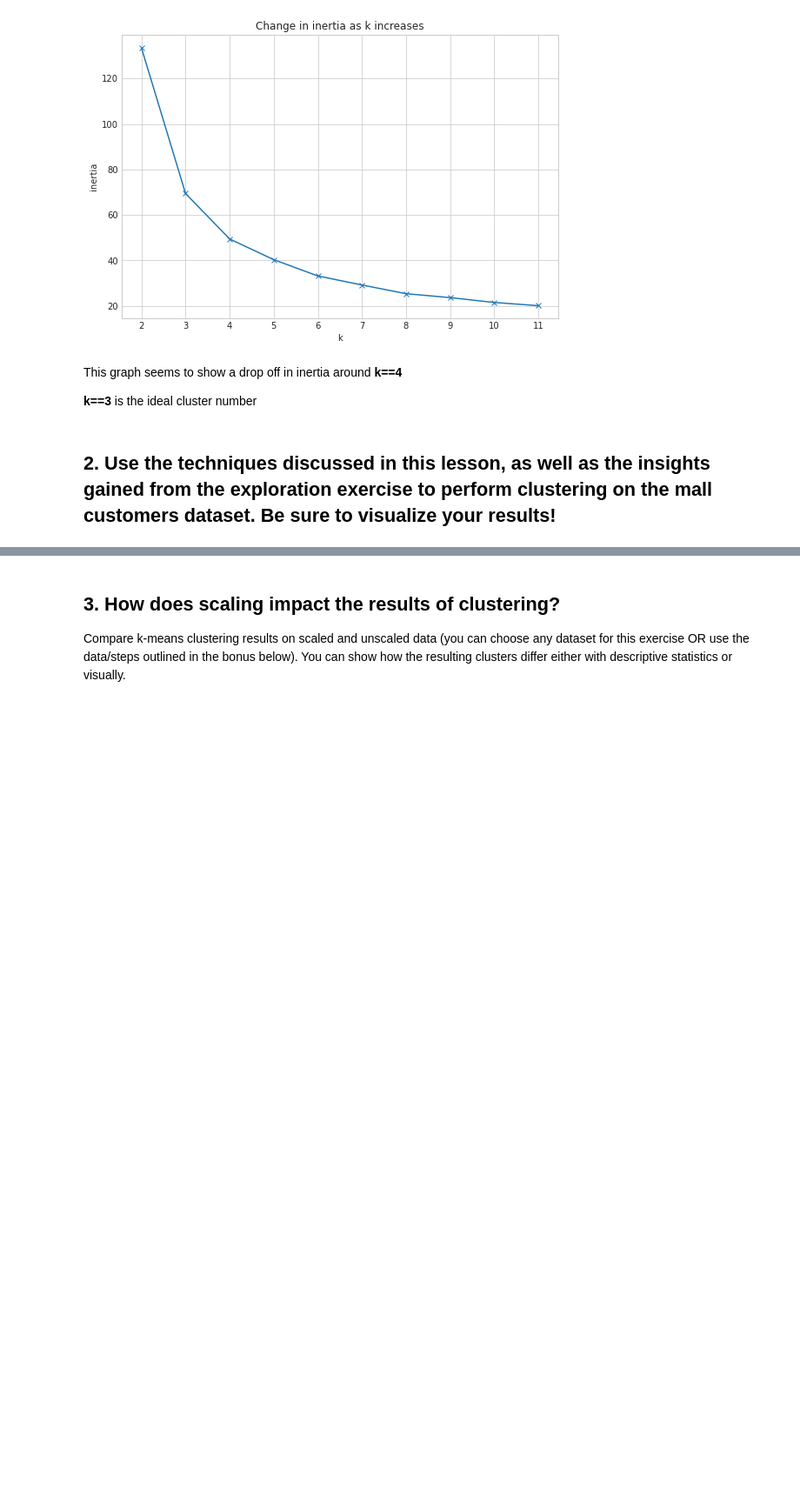
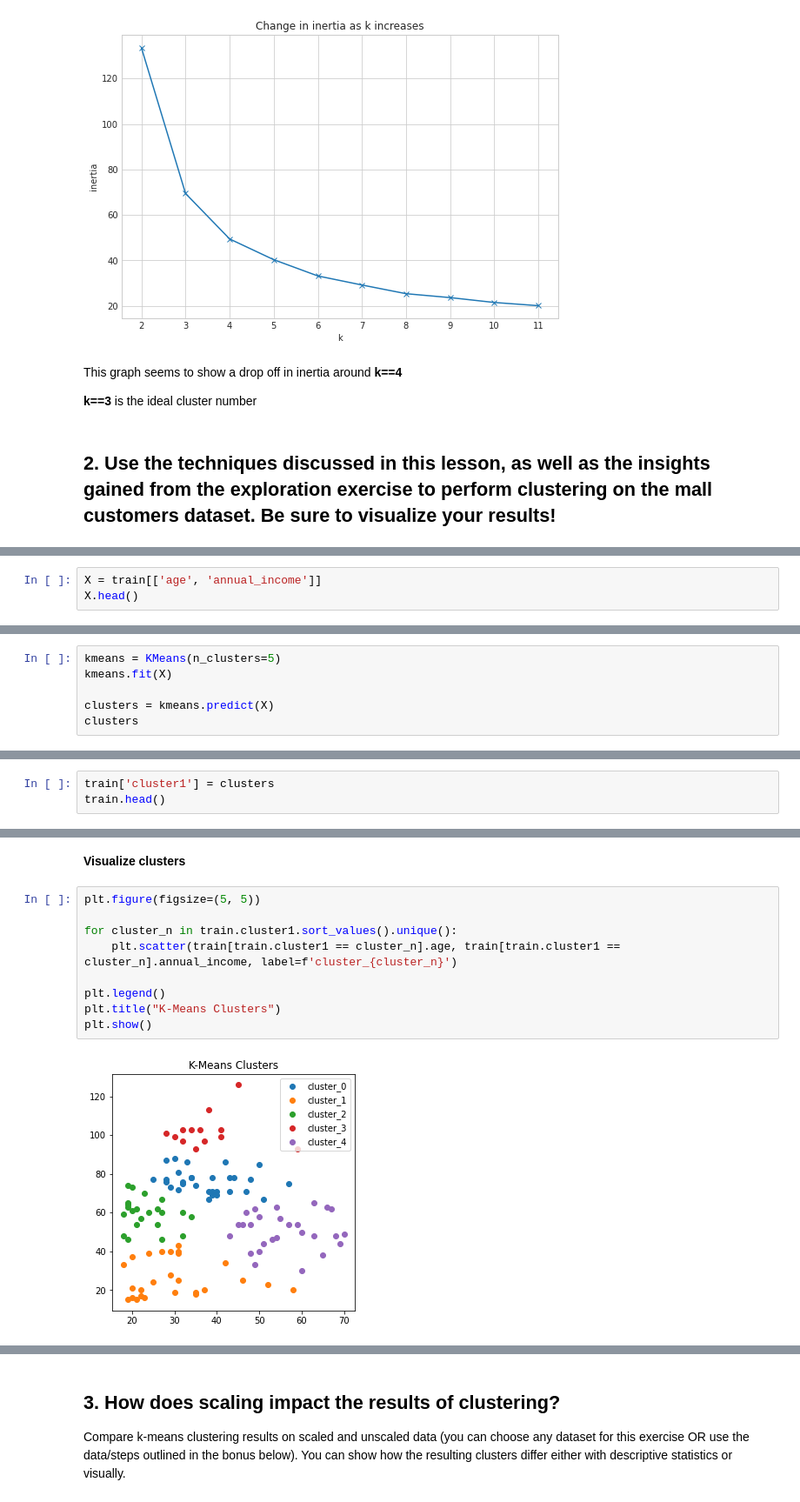
Before and after one commit to m3redithw/clustering-exercises, a Jupyter notebook: modeling.ipynb, the cells around one changed output, grey strips where cells are left out. Shown: that part at 87% size. Cells and saved outputs as stored; diff of their text form; blank space fills up the shorter version.

```diff
--- a/modeling.ipynb
+++ b/modeling.ipynb
@@ -208,0 +233,3 @@ This graph seems to show a drop off in inertia around **k==4**
+# %%
+X = train[['age', 'annual_income']]
+X.head()
@@ -208,0 +246,6 @@ This graph seems to show a drop off in inertia around **k==4**
+# %%
+kmeans = KMeans(n_clusters=5)
+kmeans.fit(X)
+
+clusters = kmeans.predict(X)
+clusters
@@ -208,0 +261,3 @@ This graph seems to show a drop off in inertia around **k==4**
+# %%
+train['cluster1'] = clusters
+train.head()
@@ -208,0 +272,13 @@ This graph seems to show a drop off in inertia around **k==4**
+# %% [markdown]
+**Visualize clusters**
+# %%
+plt.figure(figsize=(5, 5))
+
+for cluster_n in train.cluster1.sort_values().unique():
+    plt.scatter(train[train.cluster1 == cluster_n].age, train[train.cluster1 == cluster_n].annual_income, label=f'cluster_{cluster_n}')
+
+plt.legend()
+plt.title("K-Means Clusters")
+plt.show()
+# %% [output]
+[figure, added]
```
Also changed, not shown: parts of 21 cells of this notebook.
